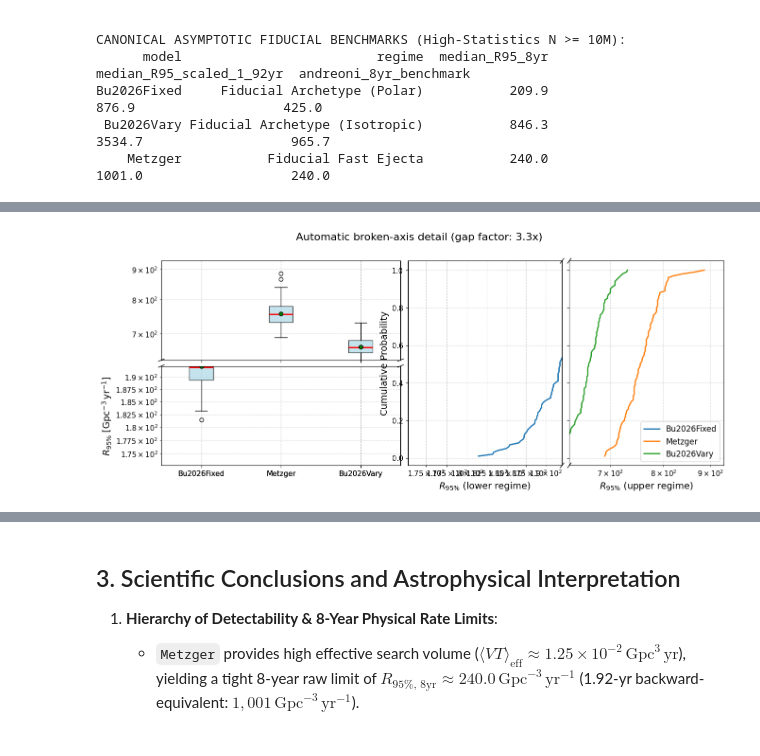
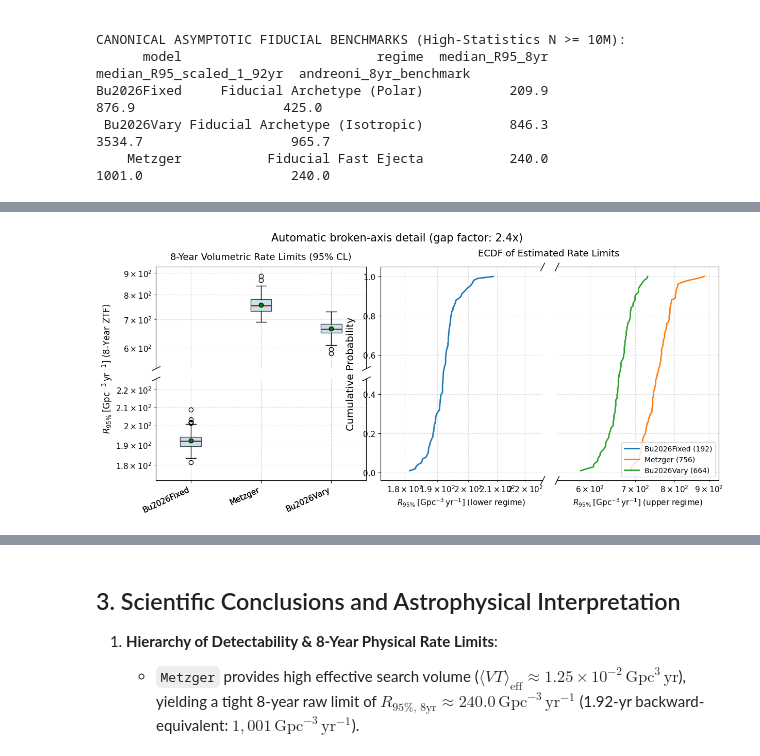
Before and after one commit to tylerbarna/kn-rates, a Jupyter notebook: notebooks/01_large_scale_rate_limits_analysis.ipynb, the cells around one changed output, grey strips where cells are left out. Cells and saved outputs as stored; diff of their text form; code cells hidden in the pictures.

```diff
--- a/notebooks/01_large_scale_rate_limits_analysis.ipynb
+++ b/notebooks/01_large_scale_rate_limits_analysis.ipynb
@@ -208,14 +202,15 @@ fig, axes = plt.subplots(1, 2, figsize=(14, 5))
 models = ['Bu2026Fixed', 'Metzger', 'Bu2026Vary']
 data_to_plot = [df[df['model'] == m]['R_95'].dropna() for m in models]
 
-axes[0].boxplot(data_to_plot, labels=models, showmeans=True, patch_artist=True,
+axes[0].boxplot(data_to_plot, tick_labels=models, showmeans=True, patch_artist=True,
                 boxprops=dict(facecolor='lightblue', alpha=0.7),
                 medianprops=dict(color='red', linewidth=2),
                 meanprops=dict(marker='o', markeredgecolor='black', markerfacecolor='green'))
 axes[0].set_yscale('log')
-axes[0].set_ylabel(r'$R_{95\%}\;[\mathrm{Gpc}^{-3}\,\mathrm{yr}^{-1}]$ (8-Year ZTF)')
+axes[0].set_ylabel(r'$R_{95\%}\;[\mathrm{Gpc}^{-3}\,\mathrm{yr}^{-1}]$ (8-Year ZTF)', labelpad=12)
 axes[0].set_title('8-Year Volumetric Rate Limits (95% CL)')
 axes[0].grid(True, which='both', linestyle='--', alpha=0.5)
+plt.setp(axes[0].get_xticklabels(), rotation=25, ha='right')
 
 # Plot 2: Empirical Cumulative Distribution Functions (ECDF)
 for m, color in zip(models, ['#1f77b4', '#ff7f0e', '#2ca02c']):
@@ -225,10 +220,11 @@ for m, color in zip(models, ['#1f77b4', '#ff7f0e', '#2ca02c']):
 
 axes[1].set_xscale('log')
 axes[1].set_xlabel(r'$R_{95\%}\;[\mathrm{Gpc}^{-3}\,\mathrm{yr}^{-1}]$')
-axes[1].set_ylabel('Cumulative Probability')
+axes[1].set_ylabel('Cumulative Probability', labelpad=10)
 axes[1].set_title('ECDF of Estimated Rate Limits')
 axes[1].legend(loc='lower right')
 axes[1].grid(True, which='both', linestyle='--', alpha=0.5)
+plt.setp(axes[1].get_xticklabels(), rotation=25, ha='right')
 
 plt.tight_layout()
 plt.show()
@@ -237,43 +233,75 @@ plt.show()
 rate_break = automatic_log_break(df['R_95'])
 if rate_break is not None:
     (rate_low, rate_low_end), (rate_high_start, rate_high) = rate_break
-    detail_fig = plt.figure(figsize=(13, 6))
-    grid = detail_fig.add_gridspec(2, 3, width_ratios=[1.55, 1.0, 1.0],
-                                     height_ratios=[1, 1], hspace=0.06, wspace=0.04)
+    detail_fig = plt.figure(figsize=(13, 6), layout=None)
+    grid = detail_fig.add_gridspec(2, 3, width_ratios=[1.3, 1.0, 1.0],
+                                   height_ratios=[1, 1], hspace=0.10, wspace=0.08)
+
     box_high = detail_fig.add_subplot(grid[0, 0])
     box_low = detail_fig.add_subplot(grid[1, 0], sharex=box_high)
+
     for box_ax in (box_high, box_low):
-        box_ax.boxplot(data_to_plot, labels=models, showmeans=True, patch_artist=True,
-                      boxprops=dict(facecolor='lightblue', alpha=0.7),
-                      medianprops=dict(color='red', linewidth=2),
-                      meanprops=dict(marker='o', markeredgecolor='black', markerfacecolor='green'))
+        box_ax.boxplot(data_to_plot, tick_labels=models, showmeans=True, patch_artist=True,
+                       boxprops=dict(facecolor='lightblue', alpha=0.7),
+                       medianprops=dict(color='red', linewidth=2),
+                       meanprops=dict(marker='o', markeredgecolor='black', markerfacecolor='green'))
         box_ax.set_yscale('log')
-        box_ax.grid(True, which='both', linestyle='--', alpha=0.5)
+        box_ax.grid(True, which='both', linestyle='--', alpha=0.4)
+
     box_high.set_ylim(rate_high_start, rate_high)
     box_low.set_ylim(rate_low, rate_low_end)
-    box_high.tick_params(labelbottom=False)
-    box_low.set_ylabel(r'$R_{95\%}\;[\mathrm{Gpc}^{-3}\,\mathrm{yr}^{-1}]$')
+
+    # Hide inner spines and ticks between box_high and box_low
+    box_high.spines['bottom'].set_visible(False)
+    box_low.spines['top'].set_visible(False)
+    box_high.tick_params(axis='x', which='both', bottom=False, labelbottom=False)
+    box_high.set_title('8-Year Volumetric Rate Limits (95% CL)', y=1.03, fontsize=13)
+
+    # Angle x-axis labels on boxplot
+    plt.setp(box_low.get_xticklabels(), rotation=25, ha='right')
+
+    # Place y-axis label with generous offset to prevent overlap with tick labels
+    box_high.set_ylabel(r'$R_{95\%}\;[\mathrm{Gpc}^{-3}\,\mathrm{yr}^{-1}]$ (8-Year ZTF)', fontsize=12)
+    box_high.yaxis.set_label_coords(-0.20, 0.0)
+
     add_vertical_break_marks(box_high, box_low)
 
+    # ECDF panels
     ecdf_low = detail_fig.add_subplot(grid[:, 1])
     ecdf_high = detail_fig.add_subplot(grid[:, 2], sharey=ecdf_low)
+
+    for m, color in zip(models, ['#1f77b4', '#ff7f0e', '#2ca02c']):
+        vals = np.sort(df[df['model'] == m]['R_95'].dropna())
+        ecdf = np.arange(1, len(vals) + 1) / len(vals)
+        ecdf_low.plot(vals, ecdf, label=f'{m} ({np.median(vals):.0f})', color=color, linewidth=2)
+        ecdf_high.plot(vals, ecdf, label=f'{m} ({np.median(vals):.0f})', color=color, linewidth=2)
+
     for ecdf_ax in (ecdf_low, ecdf_high):
-        for m, color in zip(models, ['#1f77b4', '#ff7f0e', '#2ca02c']):
-            vals = np.sort(df[df['model'] == m]['R_95'].dropna())
-            ecdf_ax.plot(vals, np.arange(1, len(vals) + 1) / len(vals), label=m, color=color, linewidth=2)
         ecdf_ax.set_xscale('log')
-        ecdf_ax.grid(True, which='both', linestyle='--', alpha=0.5)
+        ecdf_ax.grid(True, which='both', linestyle='--', alpha=0.4)
+
     ecdf_low.set_xlim(rate_low, rate_low_end)
     ecdf_high.set_xlim(rate_high_start, rate_high)
-    ecdf_low.set_xlabel(r'$R_{95\%}$ (lower regime)')
-    ecdf_low.tick_params(axis='y', right=False)
-    ecdf_high.tick_params(labelleft=False)
-    ecdf_high.set_xlabel(r'$R_{95\%}$ (upper regime)')
-    ecdf_low.set_ylabel('Cumulative Probability')
-    ecdf_high.legend(loc='lower right', frameon=True)
+
+    ecdf_low.spines['right'].set_visible(False)
+    ecdf_high.spines['left'].set_visible(False)
+    ecdf_high.tick_params(axis='y', which='both', left=False, labelleft=False)
+
+    # Angle x-axis ticks on ECDF
+    plt.setp(ecdf_low.get_xticklabels(), rotation=25, ha='right')
+    plt.setp(ecdf_high.get_xticklabels(), rotation=25, ha='right')
+
+    ecdf_low.set_ylabel('Cumulative Probability', labelpad=10)
+    ecdf_low.set_xlabel(r'$R_{95\%}\;[\mathrm{Gpc}^{-3}\,\mathrm{yr}^{-1}]$ (lower regime)', fontsize=11)
+    ecdf_high.set_xlabel(r'$R_{95\%}\;[\mathrm{Gpc}^{-3}\,\mathrm{yr}^{-1}]$ (upper regime)', fontsize=11)
+    ecdf_high.legend(loc='lower right', frameon=True, fontsize=10)
+
     add_break_marks(ecdf_low, ecdf_high)
-    detail_fig.suptitle(f'Automatic broken-axis detail (gap factor: {rate_high_start / rate_low_end:.1f}x)', y=0.98)
-    detail_fig.subplots_adjust(left=0.08, right=0.995, bottom=0.16, top=0.88)
+
+    ecdf_low.set_title('ECDF of Estimated Rate Limits', x=1.04, y=1.03, fontsize=13)
+
+    detail_fig.suptitle(f'Automatic broken-axis detail (gap factor: {rate_high_start / rate_low_end:.1f}x)', y=0.98, fontsize=15)
+    detail_fig.subplots_adjust(left=0.14, right=0.98, bottom=0.18, top=0.87)
     plt.show()
 else:
     print('No robust rate gap found; the existing full-range plots remain the detailed view.')
@@ -282,4 +310,4 @@ else:
-[figure, old version]
+[figure, new version]
 # %%
 # Visualization: Effective Search Volume (<VT>_eff) vs Detection Efficiency
 fig, ax = plt.subplots(figsize=(8, 5))
```
Also changed, not shown: parts of 5 cells of this notebook, 1 other file.
